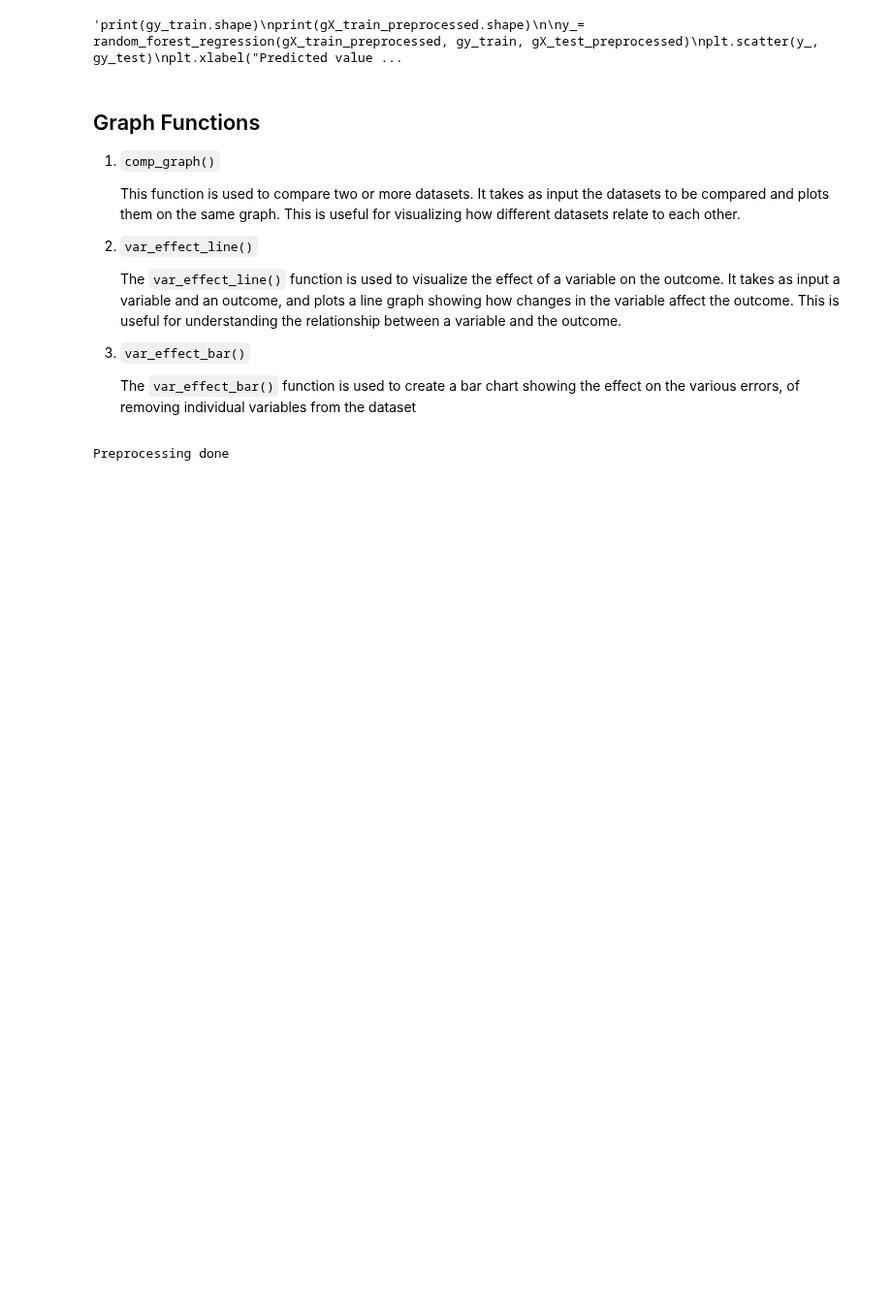
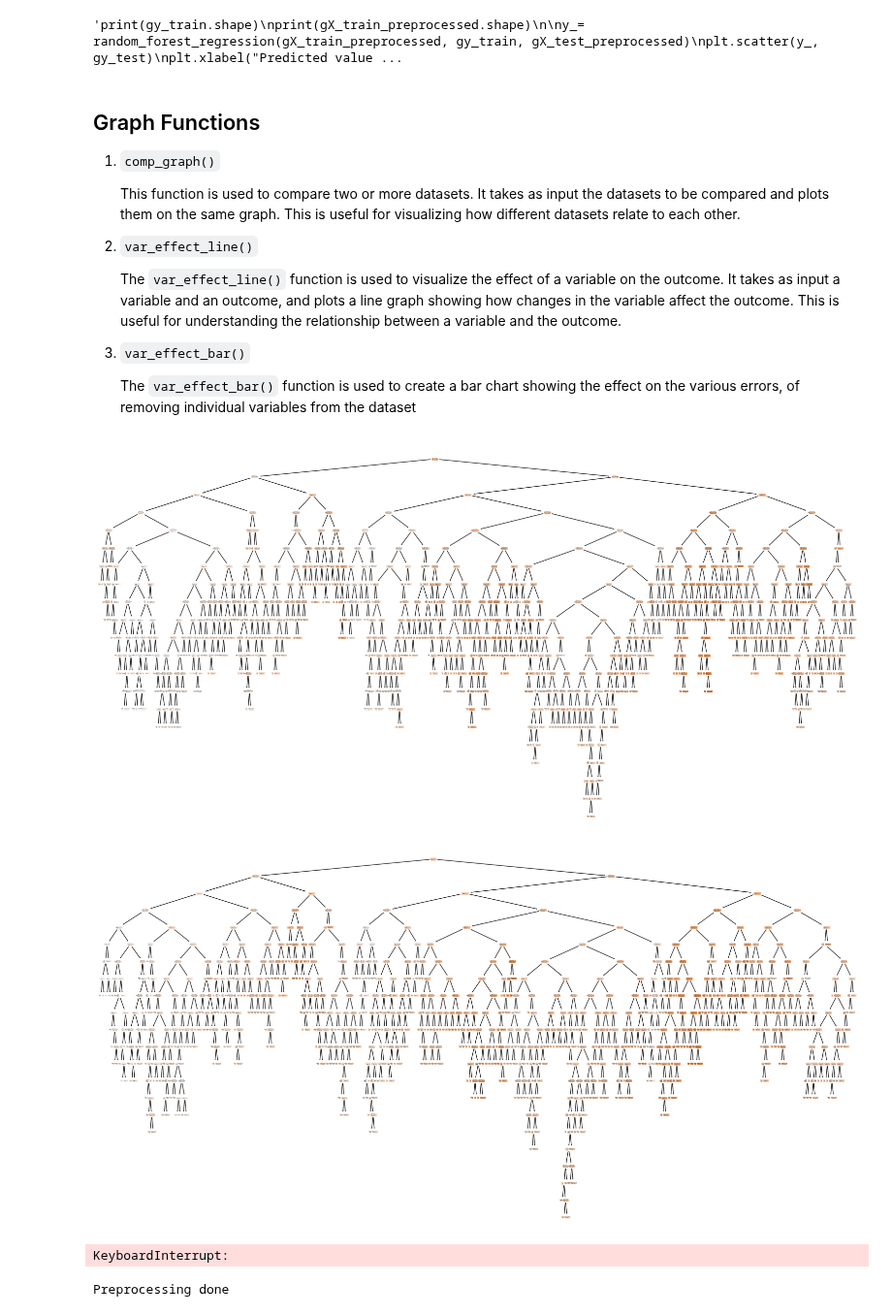
Before and after one commit to 124890/Comp-Challenge---2023-4, a Jupyter notebook: Code.ipynb, the cells around one changed output. Shown at 97% size. Cells and saved outputs as stored; diff of their text form; code cells hidden in the pictures; blank space fills up the shorter version.

Commit message:
Visualising trees
Plot showing the random forrest leaves

```diff
--- a/Code.ipynb
+++ b/Code.ipynb
@@ -201,7 +201,7 @@ def random_forest_regression(X, y, z):
     # Predicting the data
     y_pred = regressor.predict(z)
 
-    return y_pred
+    return regressor, y_pred
 # %%
 def perform_lasso(X, y,z, alpha=1.0, test_size=0.2, random_state=None):
     """
@@ -742,6 +739,26 @@ def var_effect_bar():
 
     # Create dropdown menu for error types
     interact(plot_bar_chart, error_type=error_types)
+# %%
+def visualize_rf_trees(rf_model, num_trees=1):
+    """
+    This function visualizes the first 'num_trees' trees in a Random Forest model.
+
+    Parameters:
+    rf_model (sklearn.ensemble.RandomForestRegressor): The trained Random Forest model.
+    num_trees (int): The number of trees to visualize. Default is 1.
+    """
+    for i in range(num_trees):
+        plt.figure(figsize=(20,10))  # Set the figure size
+        plot_tree(rf_model.estimators_[i], filled=True)  # Plot the i-th decision tree
+        plt.show()
+
+rf_model, y_pred = random_forest_regression(gX_train_preprocessed, gy_train, gX_test_preprocessed)
+visualize_rf_trees(rf_model, num_trees=3)
+# %% [output]
+[figure, added]
+[figure, added]
+KeyboardInterrupt:
 # %%
 def main():
     X,y = csv_import()
```
Also changed, not shown: parts of 1 cell of this notebook.
